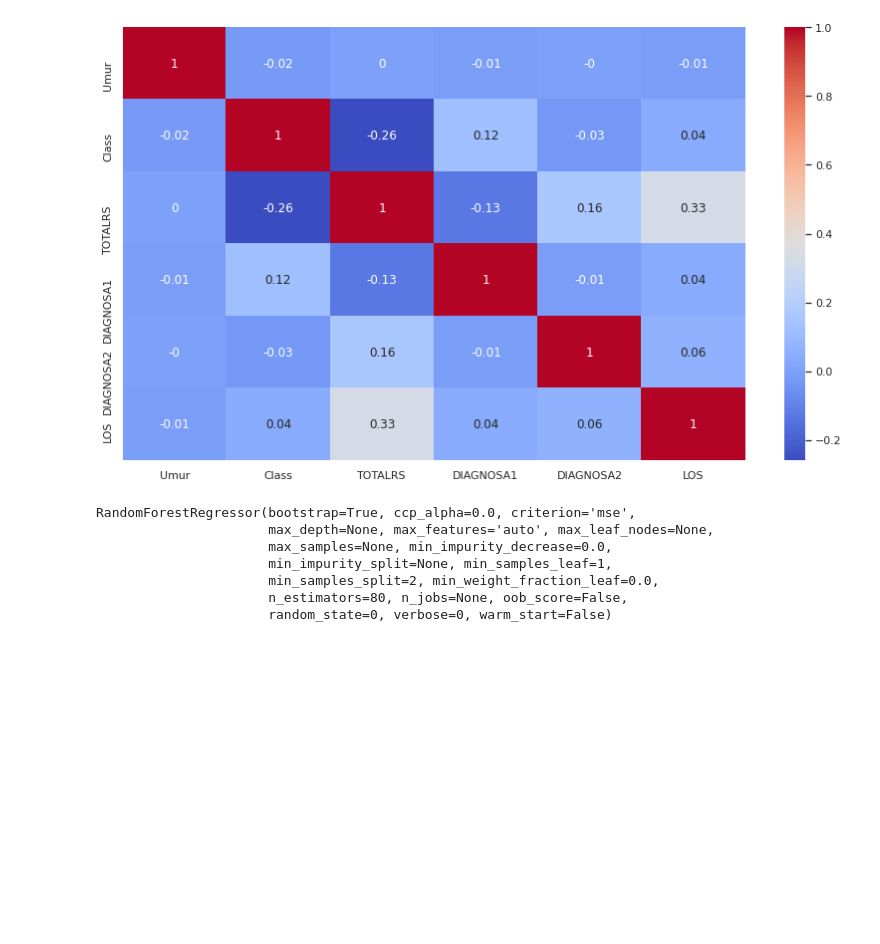
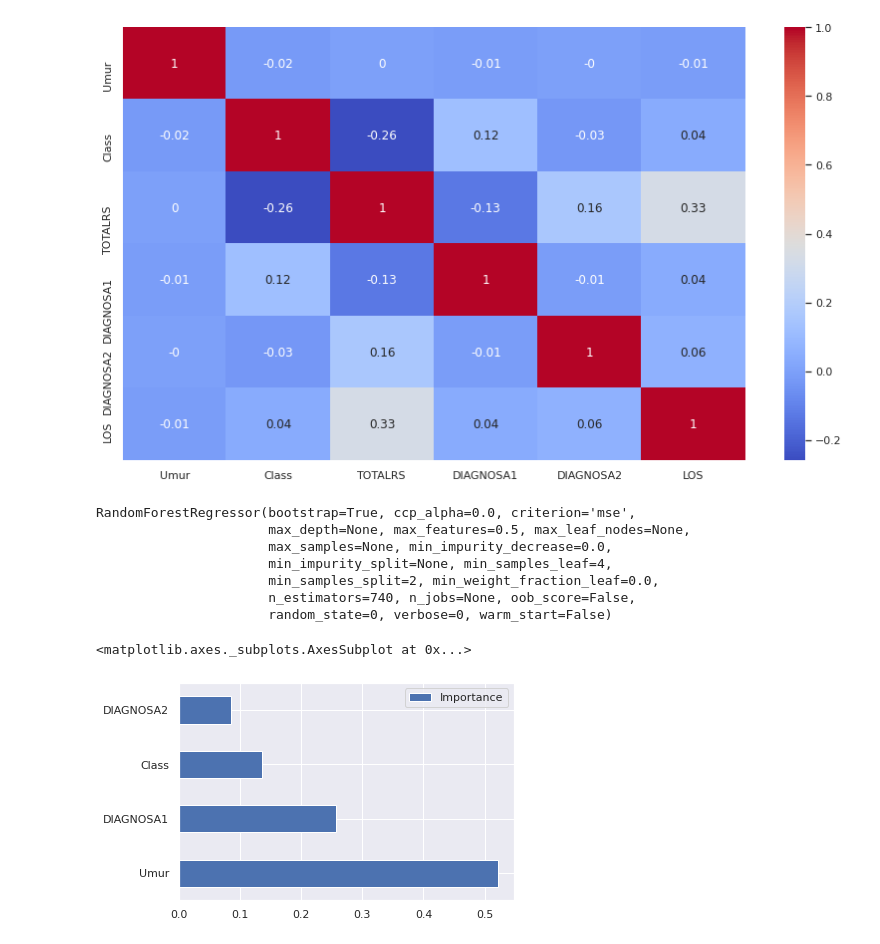
Before and after one commit to jimmydev88/MachineLearning, a Jupyter notebook: los_mtmh.ipynb, the cells around one changed output. Drawn from its saved outputs; the diff is of its cells as text; code cells hidden in the pictures; blank space fills up the shorter version.

```diff
--- a/los_mtmh.ipynb
+++ b/los_mtmh.ipynb
@@ -153,13 +153,24 @@ sns.heatmap(data=corr_matrix,cmap='coolwarm',annot=True)
 X = df_wo_outlier.loc[:,('Umur', 'Class', 'DIAGNOSA1', 'DIAGNOSA2')]
 y = df_wo_outlier.loc[:,'LOS']
 X_train, X_test, y_train, y_test = train_test_split(X, y, test_size = 0.2, random_state = 0)
-regressor = RandomForestRegressor(n_estimators = 80, random_state = 0)
+regressor = RandomForestRegressor(n_estimators =740, bootstrap= True, max_features= 0.5, min_samples_leaf= 4, random_state = 0)
 regressor.fit(X_train, y_train)
 # %% [output]
 RandomForestRegressor(bootstrap=True, ccp_alpha=0.0, criterion='mse',
-                      max_depth=None, max_features='auto', max_leaf_nodes=None,
+                      max_depth=None, max_features=0.5, max_leaf_nodes=None,
                       max_samples=None, min_impurity_decrease=0.0,
-                      min_impurity_split=None, min_samples_leaf=1,
+                      min_impurity_split=None, min_samples_leaf=4,
                       min_samples_split=2, min_weight_fraction_leaf=0.0,
-                      n_estimators=80, n_jobs=None, oob_score=False,
+                      n_estimators=740, n_jobs=None, oob_score=False,
                       random_state=0, verbose=0, warm_start=False)
+# %%
+def feat_importance(m,df_train):
+    importance = m.feature_importances_
+    importance = pd.DataFrame(importance,index=df_train.columns,columns=["Importance"])
+    return importance.sort_values(by=['Importance'],ascending=False)
+importance = feat_importance(regressor,X_train)
+importance[:]
+importance.plot(kind='barh')
+# %% [output]
+<matplotlib.axes._subplots.AxesSubplot at 0x...>
+[figure, added]
```
Also changed, not shown: parts of 5 cells of this notebook.
